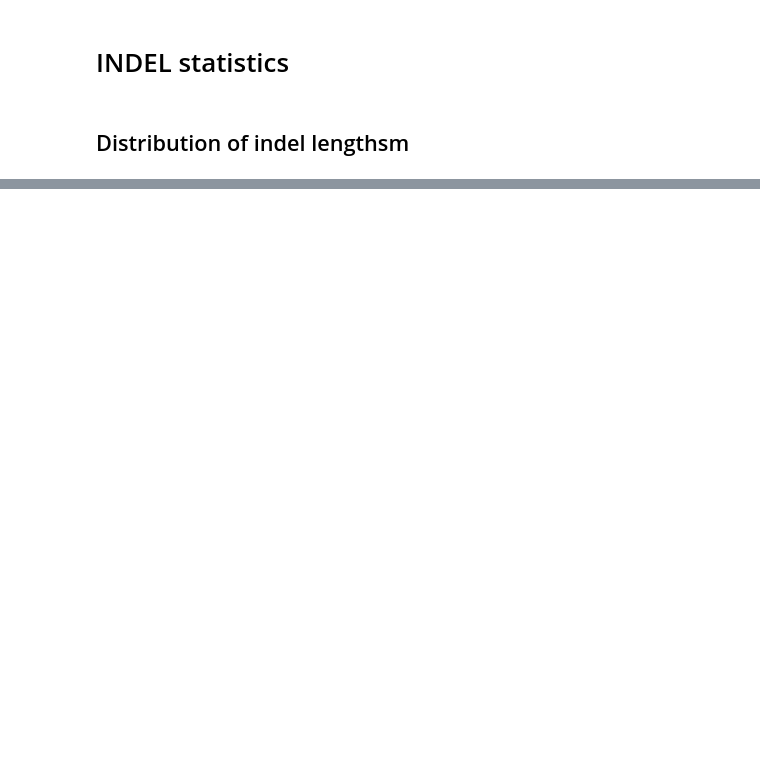
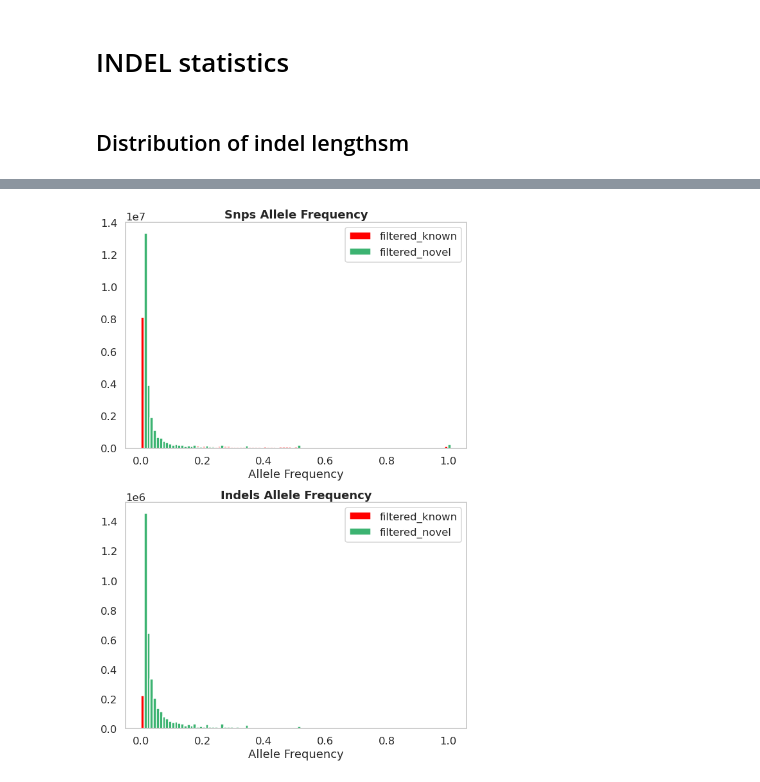
Before and after one commit to Ultimagen/VariantCalling, a Jupyter notebook: src/python/reports/joint_calling_report.ipynb, the cells around one changed output, grey strips where cells are left out. Drawn from its saved outputs; the diff is of its cells as text; code cells hidden in the pictures; blank space fills up the shorter version.

```diff
--- a/src/python/reports/joint_calling_report.ipynb
+++ b/src/python/reports/joint_calling_report.ipynb
@@ -135,0 +163,27 @@ for i,(bed_name,h5_stat) in enumerate(zip(bed_names, h5_statistics)) :
+# %%
+def allele_freq_graph(allele_freq_known,allele_freq_novel,ax, title=None):
+
+    def read_allele_freq_df(allele_freq_path):
+        with open(allele_freq_path,"r") as fi:
+            table = []
+            for ln in fi:
+                if ln.startswith("AF"):
+                    table.append(ln.split())
+
+        df = pd.DataFrame(table)
+        df.columns = ["AF","id","allele frequency","number of SNPs",
+                         "number of transitions","number of transversions",
+                         "number of indels","repeat-consistent","repeat-inconsistent","not applicable"]
+        df = df.astype({"number of SNPs": 'float64', "allele frequency": 'float64'
+                                   ,"number of indels": 'float64'})
+        return df
+
+    df_known = read_allele_freq_df(allele_freq_known)
+    df_novel = read_allele_freq_df(allele_freq_novel)
+    X = np.arange(20)
+    ax.grid(False)
+    ax.bar(df_known['allele frequency'] + 0.00, df_known["number of SNPs"], color = 'r', width = 0.01)
+    ax.bar(df_novel['allele frequency'] + 0.01, df_novel["number of SNPs"], color = 'mediumseagreen', width = 0.01)
+    ax.set_title(title,fontweight="bold")
+    ax.legend(labels=['filtered_known', 'filtered_novel'])
+    ax.set_xlabel('Allele Frequency')
@@ -135,0 +205,6 @@ for i,(bed_name,h5_stat) in enumerate(zip(bed_names, h5_statistics)) :
+# %%
+fig, ax = plt.subplots(2,1,figsize=(8,12), constrained_layout=True)
+allele_freq_graph(allele_freq_known_snps,allele_freq_novel_snps,ax[0], title='Snps Allele Frequency')
+allele_freq_graph(allele_freq_known_indels,allele_freq_novel_indels,ax[1], title='Indels Allele Frequency')
+# %% [output]
+[figure, added]
```
Also changed, not shown: parts of 11 cells of this notebook, 1 other file.
